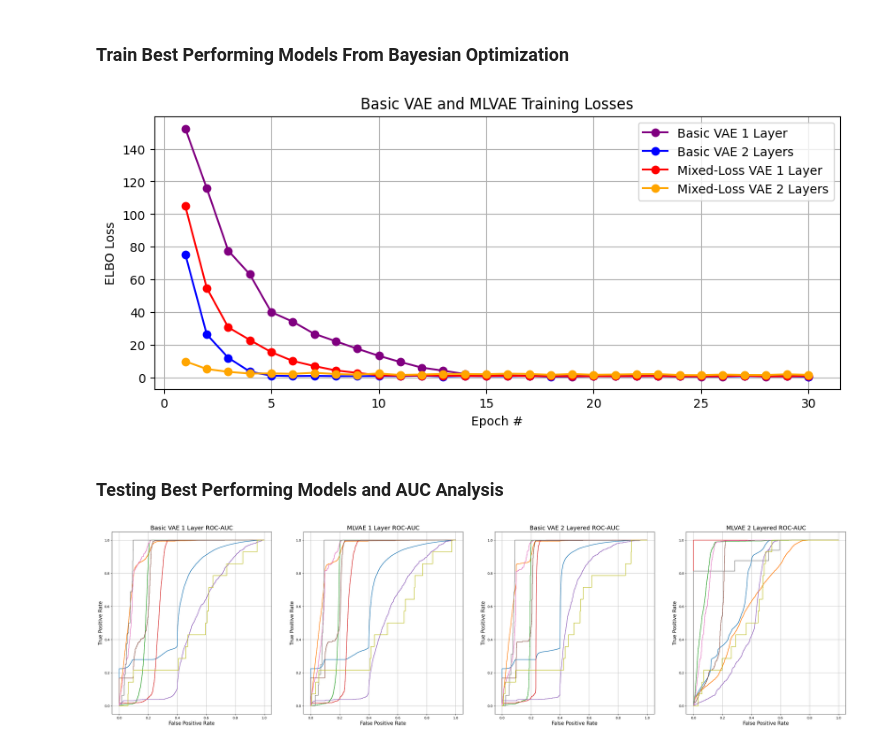
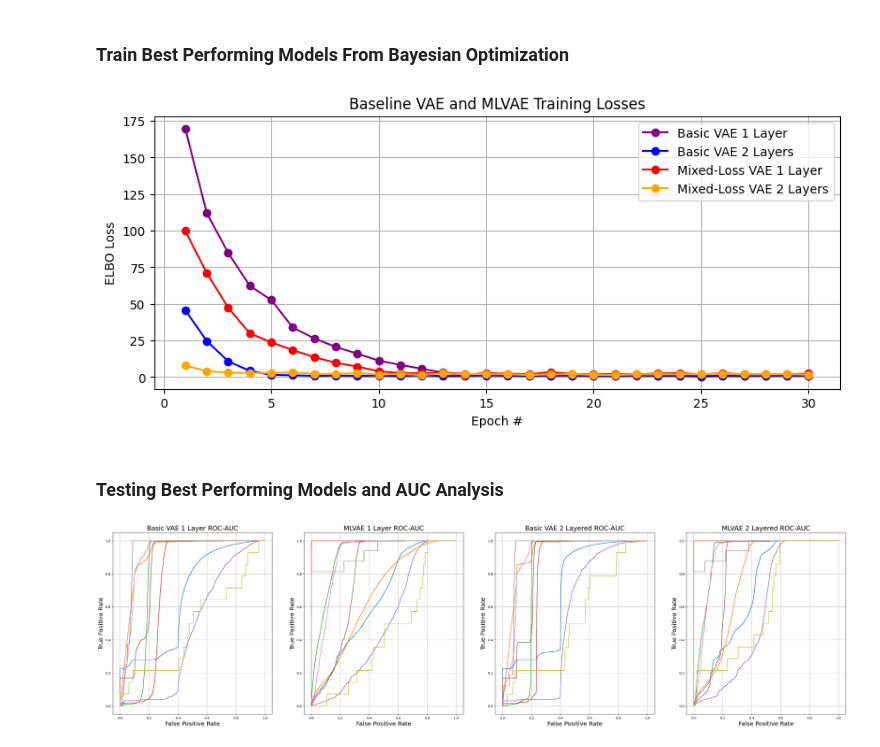
Before and after one commit to connormcmanigal/IoT-IDS-VAE-Classification, a Jupyter notebook: report.ipynb, the cells around one changed output. Drawn from its saved outputs; the diff is of its cells as text; code cells hidden in the pictures.

```diff
--- a/report.ipynb
+++ b/report.ipynb
@@ -729,24 +729,25 @@ def train_best_model(modelClass, num_epochs=30, **kwargs):
         #print(f"Loss: {loss.item():0.4f}")
     return model, losses
 # %%
+torch.manual_seed(56)
 vae1, vae1_losses = train_best_model(VAE1, z_dim = 27, h_dim = 173)
 vae2, vae2_losses = train_best_model(VAE2, z_dim = 21, h_dim1 = 279, h_dim2 = 343)
 vae3, vae3_losses = train_best_model(VAE3, z_dim = 5, h_dim1 = 396, h_dim2 = 323)
-vae4, vae4_losses = train_best_model(VAE1, z_dim = 21, h_dim = 361)
+vae4, vae4_losses = train_best_model(VAE4, z_dim = 21, h_dim = 361)
 # %%
 plt.figure(figsize = (10,4))
 plt.plot(range(1,31), vae1_losses, color = 'purple', marker = 'o', label = 'Basic VAE 1 Layer')
 plt.plot(range(1,31), vae2_losses, color = 'blue', marker = 'o', label = 'Basic VAE 2 Layers')
 plt.plot(range(1,31), vae4_losses, color = 'red', marker = 'o', label = 'Mixed-Loss VAE 1 Layer')
 plt.plot(range(1,31), vae3_losses, color = 'orange', marker = 'o', label = 'Mixed-Loss VAE 2 Layers')
-plt.title('Basic VAE and MLVAE Training Losses')
+plt.title('Baseline VAE and MLVAE Training Losses')
 plt.xlabel('Epoch #')
 plt.ylabel('ELBO Loss')
 plt.legend()
 plt.grid()
 plt.show()
 # %% [output]
-[figure, old version]
+[figure, new version]
 # %% [markdown]
 ### Testing Best Performing Models and AUC Analysis
 # %%
@@ -802,11 +803,11 @@ for i, (axes, results) in enumerate(zip(axes.flatten(), model_results)):
     for attack_type, (auc_value, fpr, tpr) in results.items():
         axes.plot(fpr, tpr, label=f"{attack_type} (AUC = {auc_value:.2f})")
 
-    axes.set_title(model_titles[i], fontsize = 18)
-    axes.set_xlabel('False Positive Rate', fontsize = 15)
-    axes.set_ylabel('True Positive Rate', fontsize = 15)
+    axes.set_title(model_titles[i], fontsize = 20)
+    axes.set_xlabel('False Positive Rate', fontsize = 18)
+    axes.set_ylabel('True Positive Rate', fontsize = 18)
     axes.grid()
 
 plt.show()
 # %% [output]
-[figure, old version]
+[figure, new version]
```
Also changed, not shown: parts of 2 cells of this notebook.
